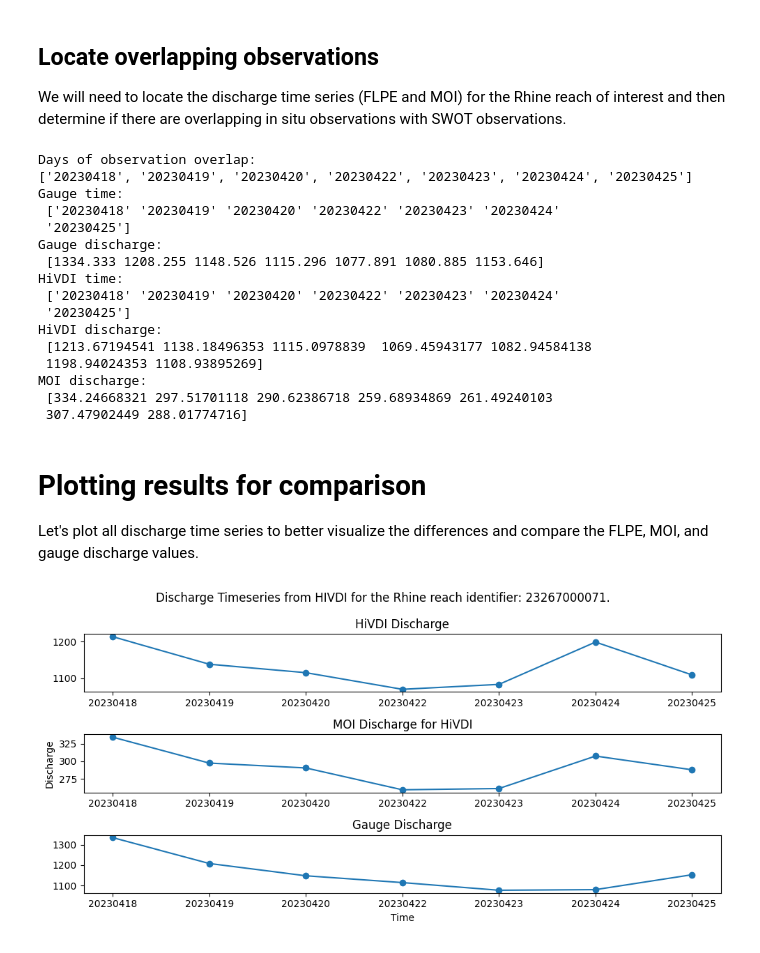
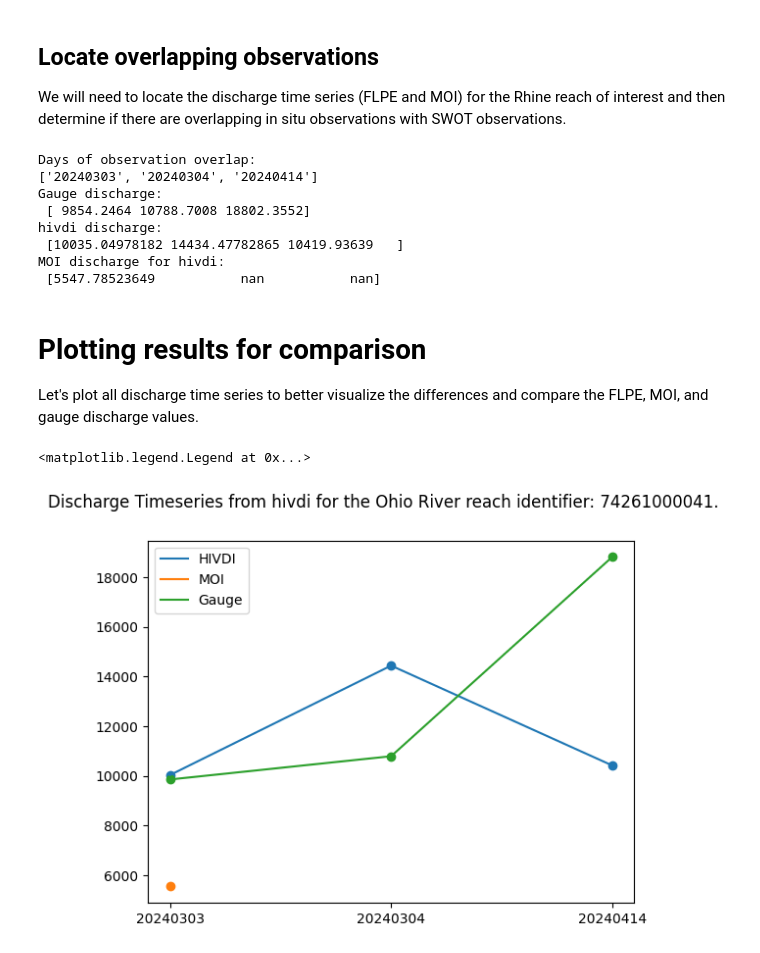
Before and after one commit to SWOT-Confluence/sos-notebooks, a Jupyter notebook: example_plot_SWOT_SoS_discharge_gauges.ipynb, the cells around one changed output. Saved outputs shown, nothing was run; the diff lists cells and outputs as text; code cells hidden in the pictures.

```diff
--- a/example_plot_SWOT_SoS_discharge_gauges.ipynb
+++ b/example_plot_SWOT_SoS_discharge_gauges.ipynb
@@ -146,78 +194,59 @@ Number of integrator HivDI discharge values: 7.
 We will need to locate the discharge time series (FLPE and MOI) for the Rhine reach of interest and then determine if there are overlapping in situ observations with SWOT observations.
 # %%
 # Find overlapping time between in situ and SWOT observations
-obs_overlap = list(set(hivdi_time).intersection(set(gauge_time)))
+obs_overlap = list(set(discharge_time).intersection(set(gauge_time)))
 obs_overlap.sort()
 print("Days of observation overlap:")
 print(obs_overlap)
 
 # Get indexes of overlap for gauge, algorithm and integrator
 gauge_overlap_index = np.where(np.in1d(gauge_time, obs_overlap))[0]
-hivdi_overlap_index = np.where(np.in1d(hivdi_time, obs_overlap))[0]
+discharge_overlap_index = np.where(np.in1d(discharge_time, obs_overlap))[0]
 
 # Retrieve time and discharge values for indexes
 gauge_time = np.array(gauge_time)[gauge_overlap_index]
 gauge_discharge = np.array(gauge_discharge)[gauge_overlap_index]
-print("Gauge time:\n", gauge_time)
+# print("Gauge time:\n", gauge_time)
 print("Gauge discharge:\n", gauge_discharge)
 
-hivdi_time = np.array(hivdi_time)[hivdi_overlap_index]
-hivdi_discharge = np.array(hivdi_discharge)[hivdi_overlap_index]
-print("HiVDI time:\n", hivdi_time)
-print("HiVDI discharge:\n", hivdi_discharge)
+discharge_time = np.array(discharge_time)[discharge_overlap_index]
+discharge_algo = np.array(discharge_q)[discharge_overlap_index]
+# print(f"{DISCHARGE_ALGORITHM} time:\n", discharge_time)
+print(f"{DISCHARGE_ALGORITHM} discharge:\n", discharge_algo)
 
-moi_hivdi_q = np.array(moi_hivdi_q)[hivdi_overlap_index]
-print("MOI discharge:\n", moi_hivdi_q)
+moi_q = np.array(moi_q)[discharge_overlap_index]
+print(f"MOI discharge for {DISCHARGE_ALGORITHM}:\n", moi_q)
 # %% [output]
 Days of observation overlap:
-['20230418', '20230419', '20230420', '20230422', '20230423', '20230424', '20230425']
-Gauge time:
- ['20230418' '20230419' '20230420' '20230422' '20230423' '20230424'
- '20230425']
+['20240303', '20240304', '20240414']
 Gauge discharge:
- [1334.333 1208.255 1148.526 1115.296 1077.891 1080.885 1153.646]
-HiVDI time:
- ['20230418' '20230419' '20230420' '20230422' '20230423' '20230424'
- '20230425']
-HiVDI discharge:
- [1213.67194541 1138.18496353 1115.0978839  1069.45943177 1082.94584138
- 1198.94024353 1108.93895269]
-MOI discharge:
- [334.24668321 297.51701118 290.62386718 259.68934869 261.49240103
- 307.47902449 288.01774716]
+ [ 9854.2464 10788.7008 18802.3552]
+hivdi discharge:
+ [10035.04978182 14434.47782865 10419.93639   ]
+MOI discharge for hivdi:
+ [5547.78523649           nan           nan]
 # %% [markdown]
 # Plotting results for comparison
 
 Let's plot all discharge time series to better visualize the differences and compare the FLPE, MOI, and gauge discharge values.
 # %%
-# Plot HiVDI discharge alongside MOI discharge
+# Plot discharge alongside MOI discharge and gauge discharge
 
-fig = plt.figure(figsize=(10,5))
-
-# HiVDI Q
-ax1 = plt.subplot(311)
-ax1.scatter(hivdi_time, hivdi_discharge)
-ax1.plot(hivdi_time, hivdi_discharge)
+# Discharge algorithm Q
+plt.scatter(discharge_time, discharge_algo)
+plt.plot(discharge_time, discharge_algo, label=f"{DISCHARGE_ALGORITHM.upper()}")
 
 # MOI Q
-ax2 = plt.subplot(312)
-ax2.scatter(hivdi_time, moi_hivdi_q)
-ax2.plot(hivdi_time, moi_hivdi_q)
+plt.scatter(discharge_time, moi_q)
+plt.plot(discharge_time, moi_q, label="MOI")
 
 # Gauge Q
-ax3 = plt.subplot(313)
-ax3.scatter(gauge_time, gauge_discharge)
-ax3.plot(gauge_time, gauge_discharge)
+plt.scatter(gauge_time, gauge_discharge)
+plt.plot(gauge_time, gauge_discharge, label="Gauge")
 
-# Define labels and title
-ax2.set_ylabel('Discharge')
-ax3.set_xlabel('Time')
-
-ax1.set_title("HiVDI Discharge")
-ax2.set_title("MOI Discharge for HiVDI")
-ax3.set_title("Gauge Discharge")
-
-plt.suptitle(f"Discharge Timeseries from HIVDI for the Rhine reach identifier: {reach_id}.")
-plt.tight_layout()
+plt.suptitle(f"Discharge Timeseries from {DISCHARGE_ALGORITHM} for the {RIVER_NAME} reach identifier: {reach_id}.")
+plt.legend()
+# plt.tight_layout()
 # %% [output]
+<matplotlib.legend.Legend at 0x...>
-[figure, old version]
+[figure, new version]
```
Also changed, not shown: parts of 8 cells of this notebook, 1 other file.
